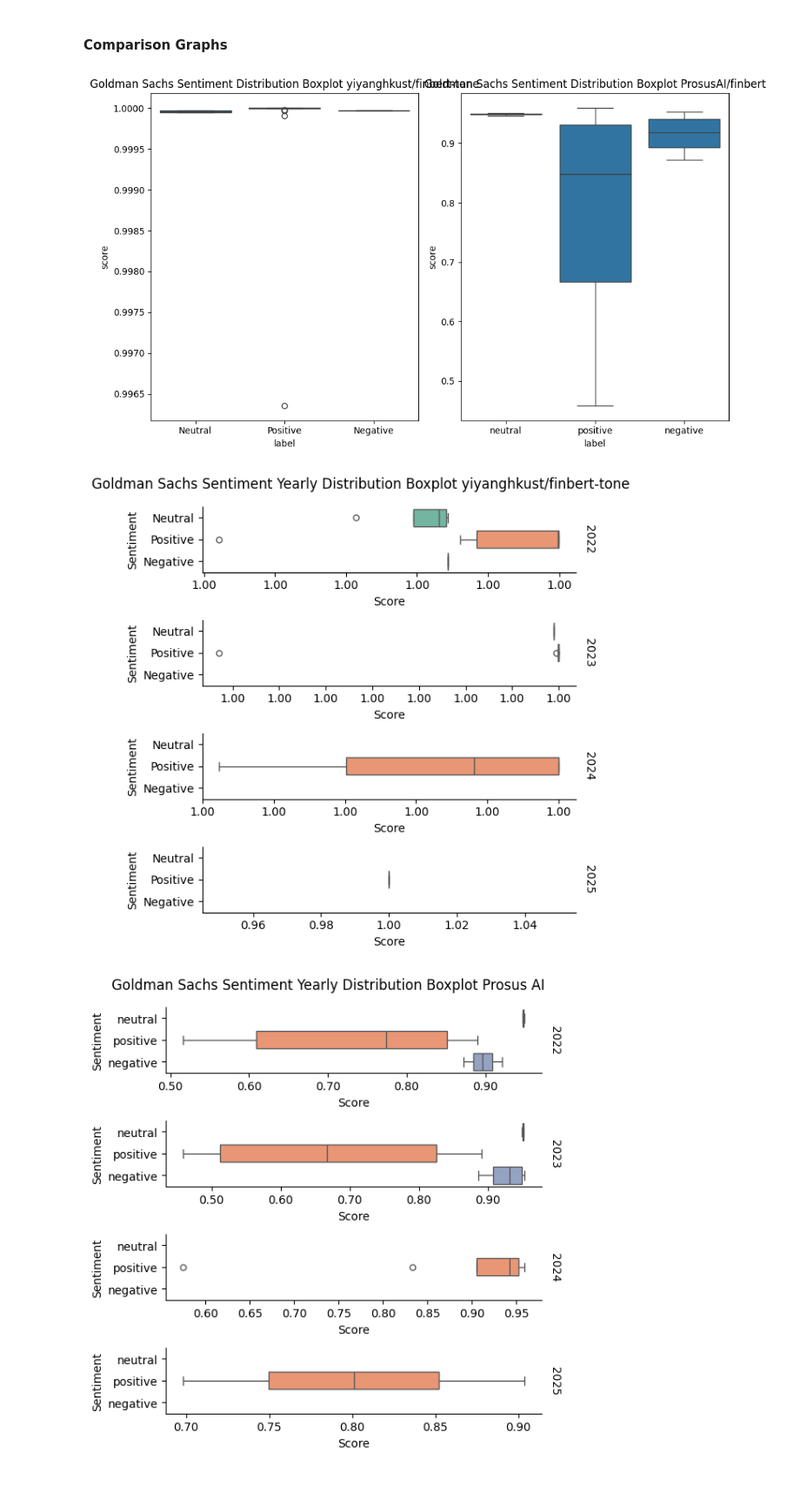
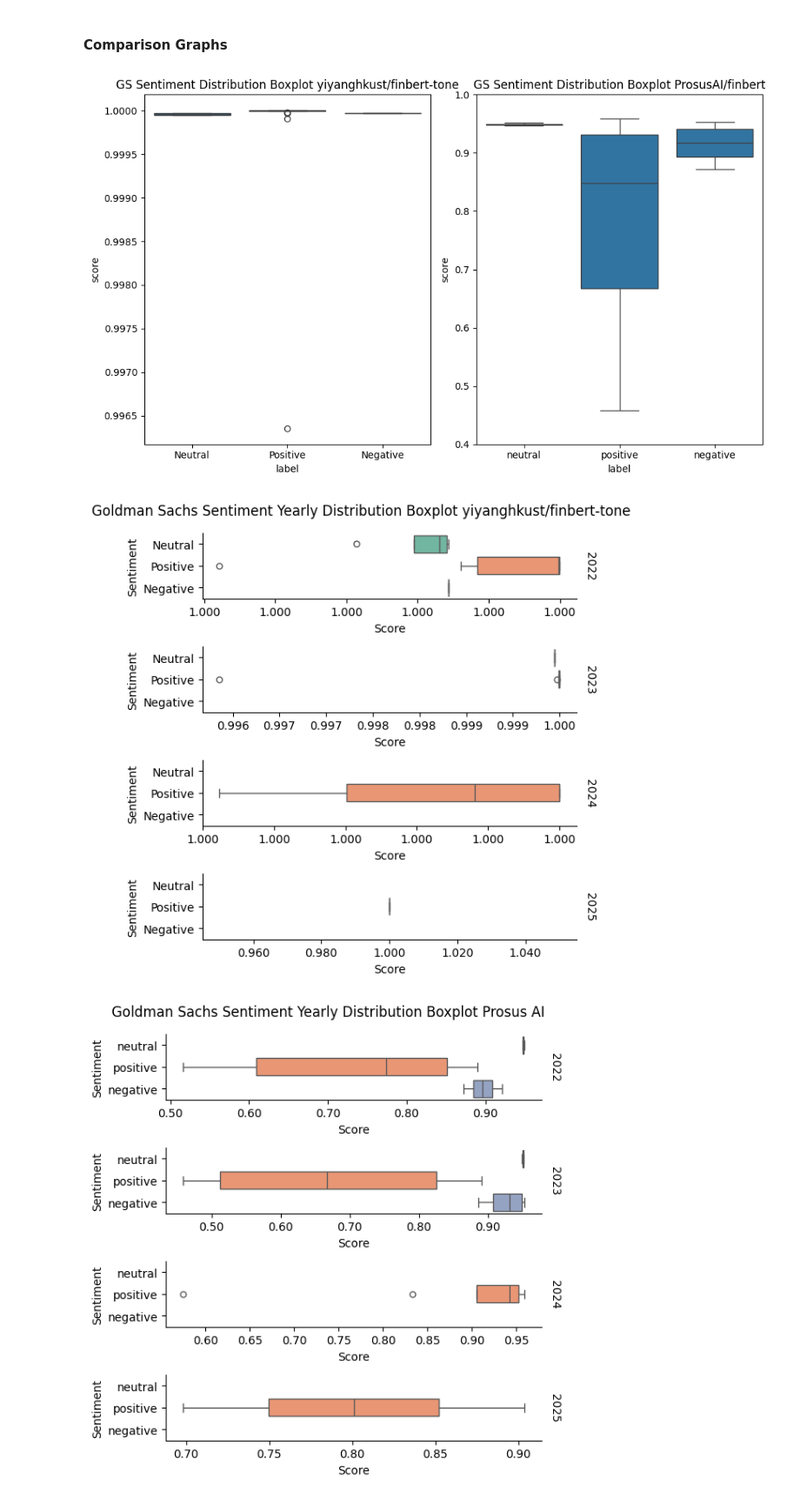
Before and after one commit to EErlando/Quarterly-Bytes, a Jupyter notebook: notebooks/2_exploratory_data_analysis/JKW_Sentiment_Analysis.ipynb, the cells around one changed output. Shown at 87% size. Cells and saved outputs as stored; diff of their text form; code cells hidden in the pictures.

```diff
--- a/notebooks/2_exploratory_data_analysis/JKW_Sentiment_Analysis.ipynb
+++ b/notebooks/2_exploratory_data_analysis/JKW_Sentiment_Analysis.ipynb
@@ -1122,17 +1123,20 @@ Device set to use cuda:0
 # %%
 # Graph side by side boxplots
 fig, ax = plt.subplots(1,2, figsize=(10, 6))
 
 sns.boxplot(data=df_gs_scored_md_kust, x="label", y="score", ax=ax[0])
 sns.boxplot(data=df_gs_scored_md_prosus, x="label", y="score", ax=ax[1])
 
-ax[0].set_title("Goldman Sachs Sentiment Distribution Boxplot yiyanghkust/finbert-tone")
-ax[1].set_title("Goldman Sachs Sentiment Distribution Boxplot ProsusAI/finbert")
+ax[0].set_title("GS Sentiment Distribution Boxplot yiyanghkust/finbert-tone")
+ax[1].set_title("GS Sentiment Distribution Boxplot ProsusAI/finbert")
+
+ax[0].set_ylim()
+ax[1].set_ylim(0.4, 1)
 
 plt.tight_layout()
 plt.show()
 # %% [output]
-[figure, old version]
+[figure, new version]
 # %%
 # Graph side by side boxplots of yearly distribution
 g_1 = sns.catplot(
@@ -1145,16 +1149,21 @@ g_1 = sns.catplot(
 )
 g_1.set(xlabel="Score", ylabel="Sentiment")
 g_1.set_titles(row_template="{row_name}")
+
+# Set x-axis limits for consistency
 for ax in g_1.axes.flat:
-    ax.xaxis.set_major_formatter('{x:.2f}')
+    ax.set_xlim()
+    ax.xaxis.set_major_formatter(plt.FuncFormatter(lambda x, _: f'{x:.3f}'))
 
+# Adjust title and layout
+plt.subplots_adjust(top=0.9)
 plt.suptitle("Goldman Sachs Sentiment Yearly Distribution Boxplot yiyanghkust/finbert-tone")
 
 
 plt.tight_layout()
 plt.show()
 # %% [output]
-[figure, old version]
+[figure, new version]
 # %%
 # Graph side by side boxplots of yearly distribution
 g_2 = sns.catplot(
```
Also changed, not shown: parts of 6 cells of this notebook.
